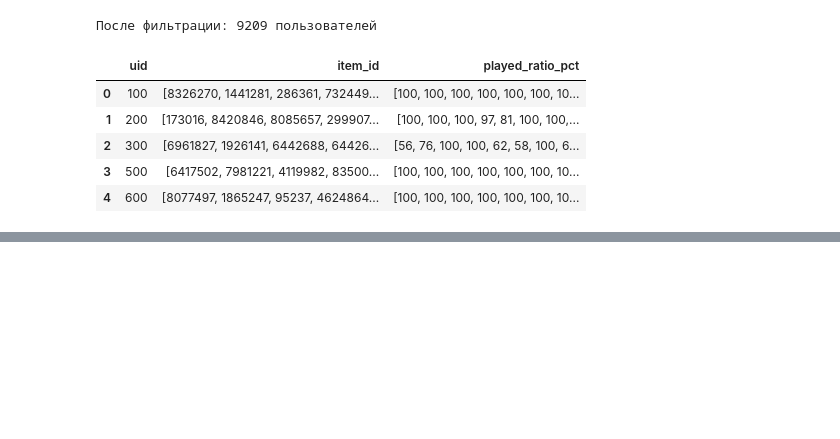
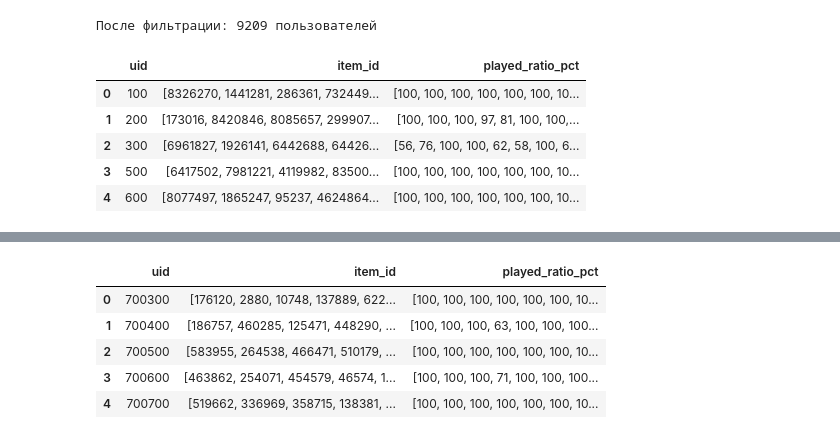
Before and after one commit to Katerina676/sasrec-ebs-recommender, a Jupyter notebook: data_preprocessing.ipynb, the cells around one changed output, grey strips where cells are left out. Cells and saved outputs as stored; diff of their text form; code cells hidden in the pictures; blank space fills up the shorter version.

```diff
--- a/data_preprocessing.ipynb
+++ b/data_preprocessing.ipynb
@@ -48,0 +110,9 @@ df_filtered.head()
+# %%
+validate_df.head()
+# %% [output]
+|  | uid | item_id | played_ratio_pct |
+| 0 | 700300 | [176120, 2880, 10748, 137889, 622... | [100, 100, 100, 100, 100, 100, 10... |
+| 1 | 700400 | [186757, 460285, 125471, 448290, ... | [100, 100, 100, 63, 100, 100, 100... |
+| 2 | 700500 | [583955, 264538, 466471, 510179, ... | [100, 100, 100, 100, 100, 100, 10... |
+| 3 | 700600 | [463862, 254071, 454579, 46574, 1... | [100, 100, 100, 71, 100, 100, 100... |
+| 4 | 700700 | [519662, 336969, 358715, 138381, ... | [100, 100, 100, 100, 100, 100, 10... |
```
Also changed, not shown: parts of 9 cells of this notebook.
